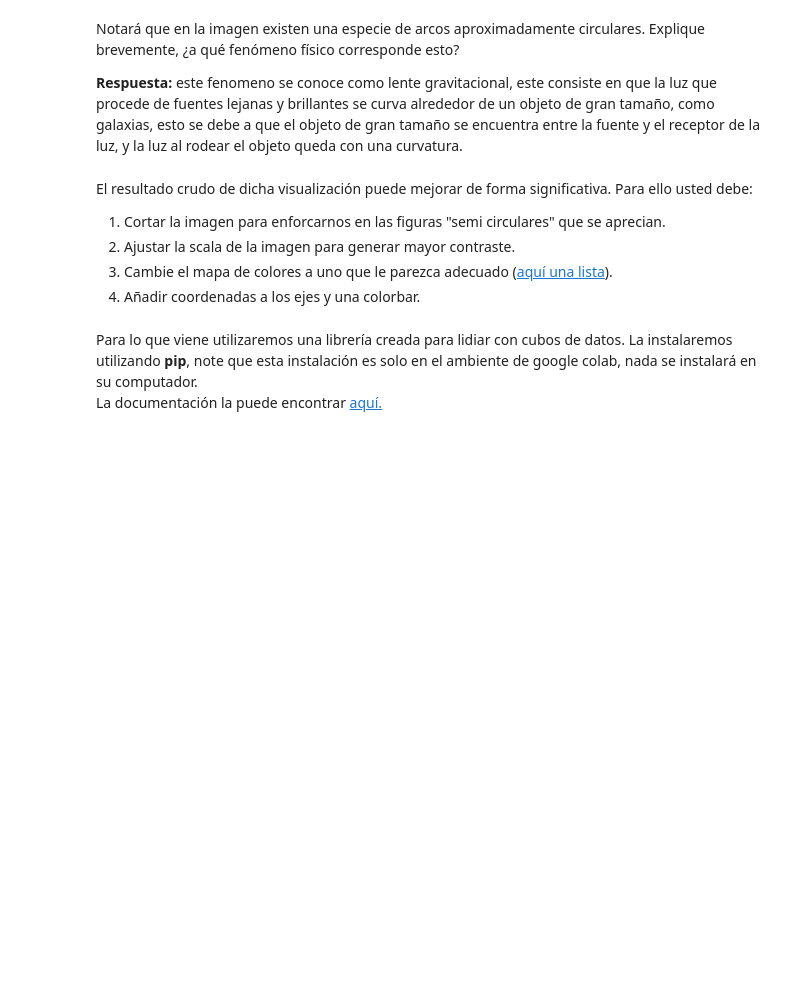
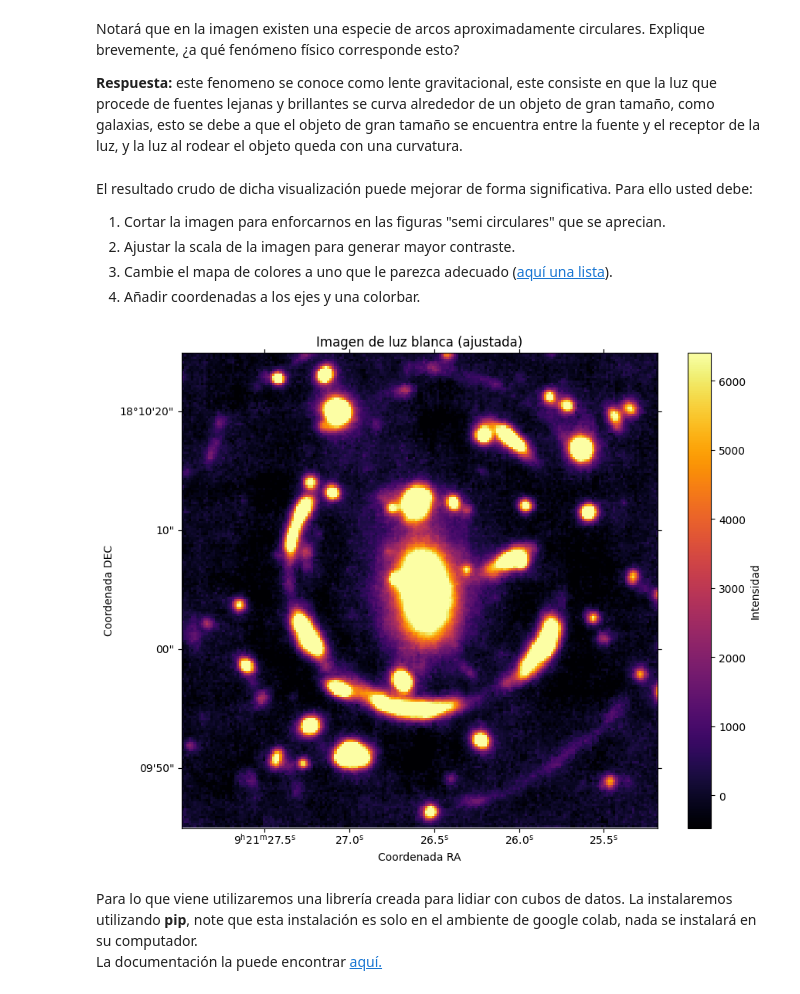
Before and after one commit to ASGN89/Tarea-4, a Jupyter notebook: Tarea4.ipynb, the cells around one changed output. Saved outputs shown, nothing was run; the diff lists cells and outputs as text; code cells hidden in the pictures; blank space fills up the shorter version.

```diff
--- a/Tarea4.ipynb
+++ b/Tarea4.ipynb
@@ -148,3 +140,41 @@ wcs = wcs[0,:,:]
+# %%
+# Solución
+from astropy.wcs import WCS
+# Utilice el siguiente wcs para añadir las coordenadas a su visualización.
+wcs = WCS(cubo[1].header)
+wcs = wcs[0,:,:]
+
+# Cortamos la imagen segun la figura anterior
+cut_image = white_light_image[60:260, 60:260]
+
+# Creamos la proyección WCS
+wcs = WCS(cubo[1].header)
+wcs = wcs[0, :, :]  # Usamos solo el corte en el plano XY
+
+# Ajustamos los límites para mejorar el contraste
+vmin = np.percentile(cut_image, 5)
+vmax = np.percentile(cut_image, 95)
+
+# Creamos la figura y graficamos la imagen con WCS
+fig = plt.figure(figsize=(10, 8))
+ax = plt.subplot(projection=wcs)
+
+# Mostramos la imagen cortada y ajustada con el nuevo mapa de colores
+im = ax.imshow(cut_image, origin="lower", cmap="inferno", vmin=vmin, vmax=vmax)
+
+# Añadimos la colorbar
+cbar = plt.colorbar(im, ax=ax)
+cbar.set_label("Intensidad")
+
+# Añadimos el título y etiquetas de los ejes
+plt.title("Imagen de luz blanca (ajustada)")
+ax.set_xlabel("Coordenada RA")
+ax.set_ylabel("Coordenada DEC")
+
+# Mostramos el gráfico
+plt.show()
+# %% [output]
+[figure, added]
 # %% [markdown]
 Para lo que viene utilizaremos una librería creada para lidiar con cubos de datos.
 La instalaremos utilizando **pip**, note que esta instalación es solo en el ambiente de google colab, nada se instalará en su computador.
```
Also changed, not shown: parts of 2 cells of this notebook.
